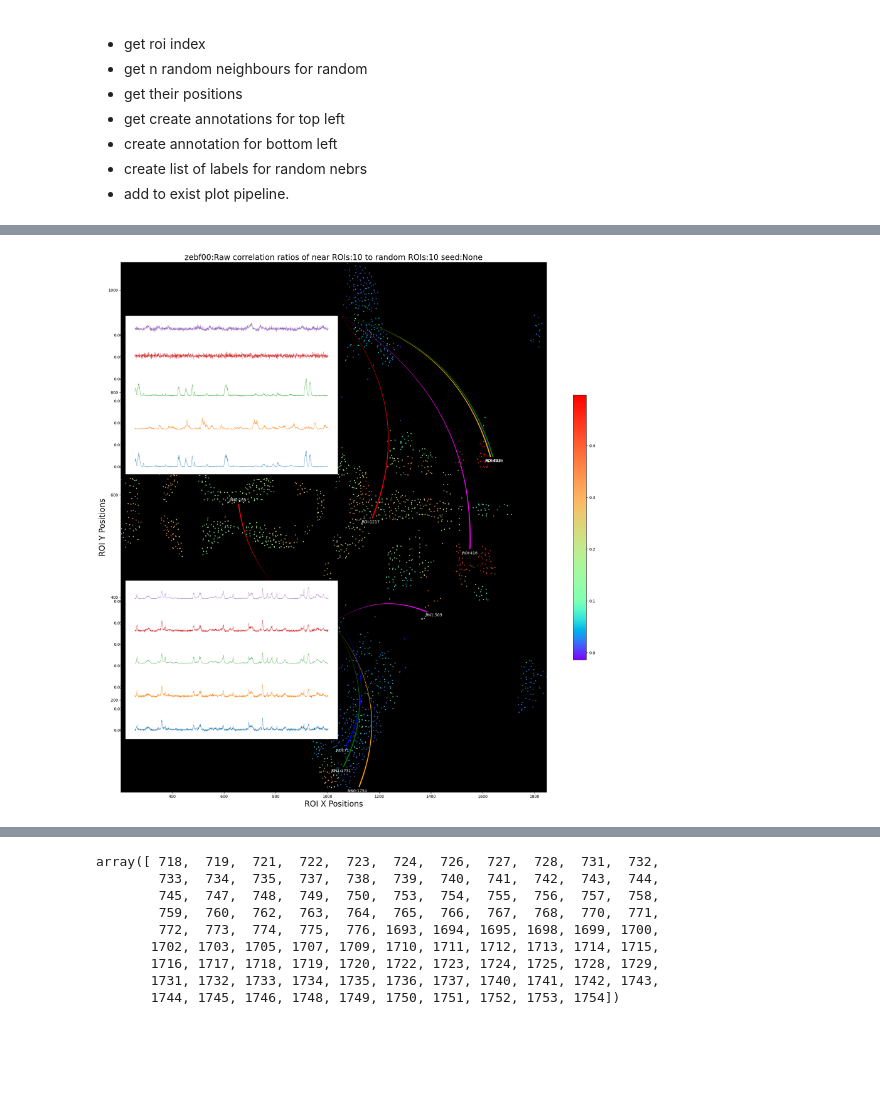
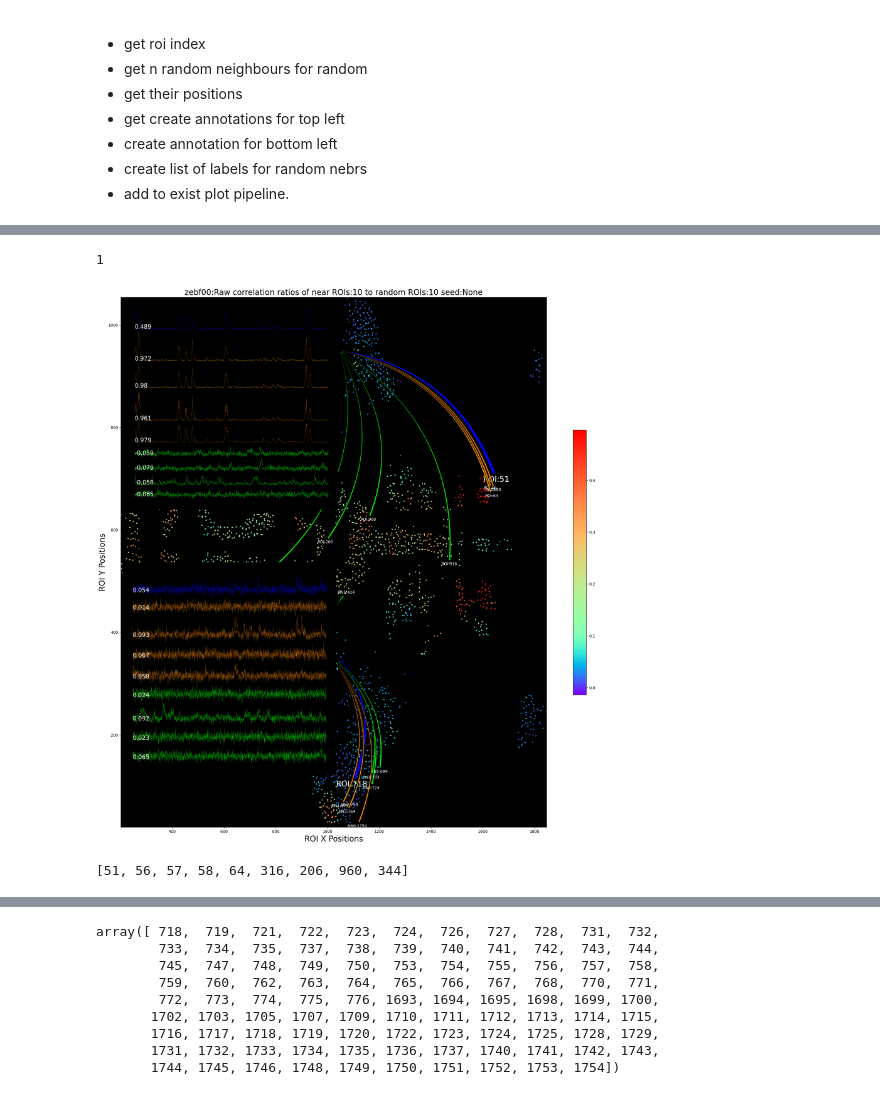
Before and after one commit to duutabib/local-gaucamole, a Jupyter notebook: notebooks/robustSigs/zebrafish_interactive_poorly_sensing.ipynb, the cells around one changed output, grey strips where cells are left out. Saved outputs shown, nothing was run; the diff lists cells and outputs as text; code cells hidden in the pictures; blank space fills up the shorter version.

Commit message:
Modify plot functions to render final version plot

```diff
--- a/notebooks/robustSigs/zebrafish_interactive_poorly_sensing.ipynb
+++ b/notebooks/robustSigs/zebrafish_interactive_poorly_sensing.ipynb
@@ -918,0 +973,2 @@ corr_nbrs_idx1 = np.corrcoef(d0[:, low_target_idx], d0[:, nbrs1_idx])[0, 1]
+# %%
+high_region0 = get_roi_indices_region(x, y, x0=1600, y0=650, x1=1800, y1=700)
@@ -918,0 +1017,7 @@ corr_nbrs_idx1 = np.corrcoef(d0[:, low_target_idx], d0[:, nbrs1_idx])[0, 1]
+# %%
+
+value0 = roc0[high_target_idx]
+top_left_roc_corr_values = [value0]
+
+for idx in five_high_rois[1:]:
+    top_left_roc_corr_values.append(np.corrcoef(d0[:, high_target_idx], d0[:, idx])[0, 1])
@@ -1127,0 +1294,5 @@ high_target_rois_list.extend(random_neighbors_for_idx1)
+# %%
+five_low_rois.extend(rnbrs_low_target)
+# %%
+five_high_rois = list(five_high_rois)
+five_high_rois.extend(rnbrs_high_target)
@@ -1128,15 +1311,21 @@ high_target_rois_list.extend(random_neighbors_for_idx1)
 # %%
 compute_render_ratio_corr00(
     x,
     y,
     d0,
     dS,
     roc0,
     seed=seed,
     radial_scale=radial_scale0,
     tar0_idx=399,
-    high_target_rois_list=high_target_rois_list,
+    top_rois_list=five_high_rois[::-1],
+    bottom_rois_list = five_low_rois[::-1],
+    colorlist = colors[::-1],
+    top_left_roc_corr_values=top_left_roc_corr_values[::-1],
+    bottom_left_roc_corr_values=bottom_left_roc_corr_values[::-1],
+
 )
 # %% [output]
+1
-[figure, old version]
+[figure, new version]
 # %%
@@ -1143,0 +1337,4 @@ low_region = get_roi_indices_region(x, y, x0=1000, y0=0, x1=1200, y1=100)
+# %%
+five_high_rois
+# %% [output]
+[51, 56, 57, 58, 64, 316, 206, 960, 344]
```
Also changed, not shown: parts of 34 cells of this notebook.
